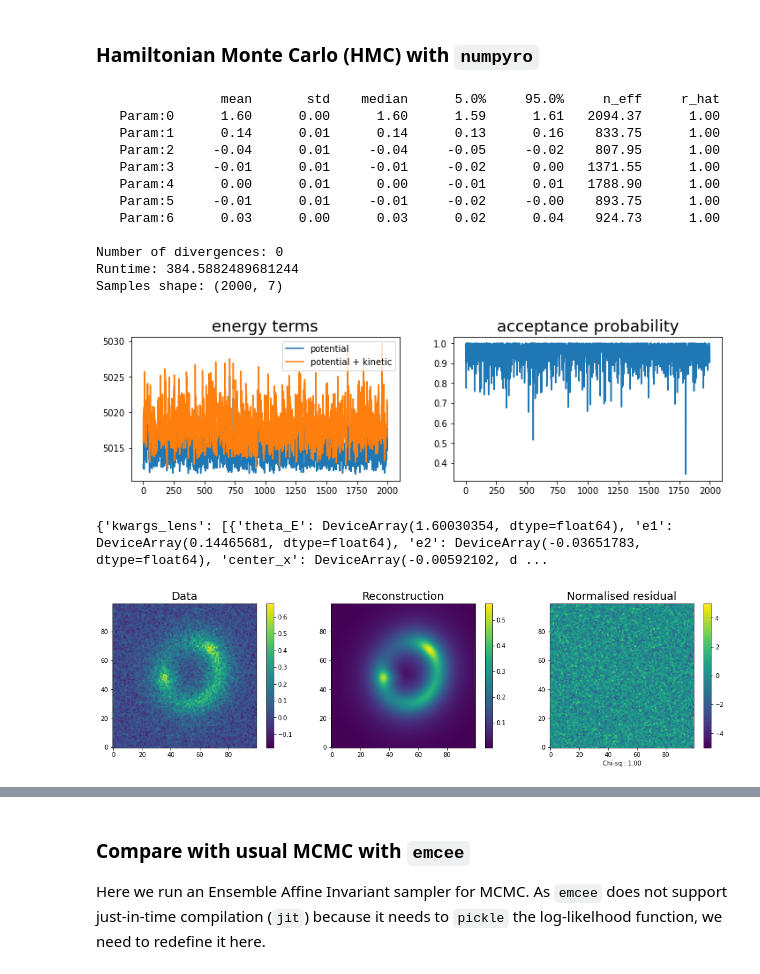
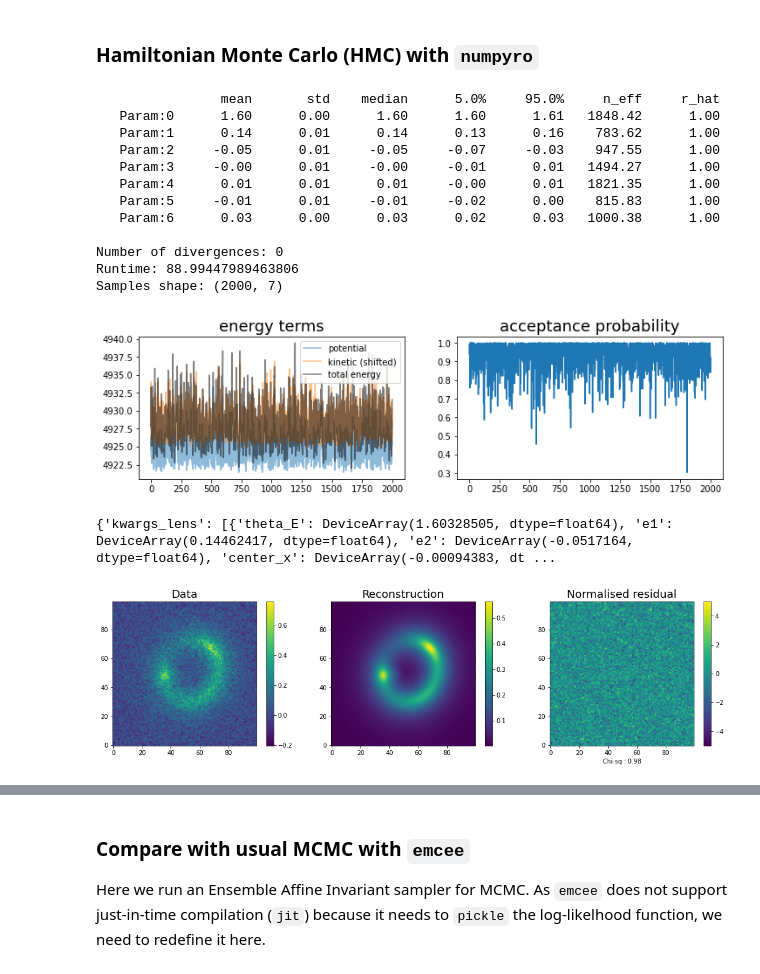
Before and after one commit to Herculens/herculens, a Jupyter notebook: notebooks/starting_guide.ipynb, the cells around one changed output, grey strips where cells are left out. Drawn from its saved outputs; the diff is of its cells as text; code cells hidden in the pictures.

```diff
--- a/notebooks/starting_guide.ipynb
+++ b/notebooks/starting_guide.ipynb
@@ -91,0 +95,5 @@ psf = PSF(**kwargs_psf)
+# %%
+exp_time = 100
+sigma_bkd = 0.05
+kwargs_noise = {'background_rms': sigma_bkd, 'exposure_time': exp_time}
+noise = Noise(npix, npix, **kwargs_noise)
@@ -92,27 +102,21 @@ psf = PSF(**kwargs_psf)
 # %%
 # Generate a lensed image based on source and lens models
-kwargs_numerics = {'supersampling_factor': 3, 'supersampling_convolution': False}
-image_model = ImageModel(data_class=pixel_grid,
+lens_image = LensImage(data_class=pixel_grid,
                          psf_class=psf,
+                         noise_class=noise,
                          lens_model_class=lens_mass_model,
                          source_model_class=source_light_model,
                          lens_light_model_class=lens_light_model,
-                         point_source_class=None,
-                         kwargs_numerics=kwargs_numerics)
+                         kwargs_numerics={'supersampling_factor': 1})
 
-image = image_model.image(kwargs_lens=kwargs_lens_mass,
+image = lens_image.model(kwargs_lens=kwargs_lens_mass,
                           kwargs_source=kwargs_source_light,
-                          kwargs_lens_light=kwargs_lens_light,
-                          kwargs_ps={})
+                          kwargs_lens_light=kwargs_lens_light)
 
-# Noise
-exp_time = 100
-sigma_bkd = 0.05
-poisson = image_util.add_poisson(image, exp_time)
-gaussian = image_util.add_background(image, sigma_bkd)
-
-# Observed noisy data
-data = image + gaussian + poisson
+data = lens_image.simulation(compute_true_noise_map=True,
+                             kwargs_lens=kwargs_lens_mass,
+                             kwargs_source=kwargs_source_light,
+                             kwargs_lens_light=kwargs_lens_light)
 
 # Plot
 fig, (ax1, ax2) = plt.subplots(1, 2, figsize=(10, 4))
@@ -213,3 +176,6 @@ grad_loss = jax.jit(jax.grad(loss))
+# %%
+loss = Loss(data, lens_image, parameters)
+grad_loss = jax.jit(jax.grad(loss))
 # %% [markdown]
 Check loss and gradient of the true parameters
 # %%
@@ -429,40 +384,41 @@ print(f"Runtime: {runtime}")
 print(f"Samples shape: {samples.shape}")
 # %% [output]
                 mean       std    median      5.0%     95.0%     n_eff     r_hat
-   Param:0      1.60      0.00      1.60      1.59      1.61   2094.37      1.00
-   Param:1      0.14      0.01      0.14      0.13      0.16    833.75      1.00
-   Param:2     -0.04      0.01     -0.04     -0.05     -0.02    807.95      1.00
-   Param:3     -0.01      0.01     -0.01     -0.02      0.00   1371.55      1.00
-   Param:4      0.00      0.01      0.00     -0.01      0.01   1788.90      1.00
-   Param:5     -0.01      0.01     -0.01     -0.02     -0.00    893.75      1.00
-   Param:6      0.03      0.00      0.03      0.02      0.04    924.73      1.00
+   Param:0      1.60      0.00      1.60      1.60      1.61   1848.42      1.00
+   Param:1      0.14      0.01      0.14      0.13      0.16    783.62      1.00
+   Param:2     -0.05      0.01     -0.05     -0.07     -0.03    947.55      1.00
+   Param:3     -0.00      0.01     -0.00     -0.01      0.01   1494.27      1.00
+   Param:4      0.01      0.01      0.01     -0.00      0.01   1821.35      1.00
+   Param:5     -0.01      0.01     -0.01     -0.02      0.00    815.83      1.00
+   Param:6      0.03      0.00      0.03      0.02      0.03   1000.38      1.00
 
 Number of divergences: 0
-Runtime: 384.5882489681244
+Runtime: 88.99447989463806
 Samples shape: (2000, 7)
 # %%
 #print(extra_fields.keys())
 
 fig, axes = plt.subplots(1, 2, figsize=(12, 3))
 ax = axes[0]
 ax.set_title("energy terms", fontsize=FS)
-ax.plot(extra_fields['potential_energy'], label="potential")
-ax.plot(extra_fields['energy'], label="potential + kinetic")
+ax.plot(extra_fields['potential_energy'], label="potential", alpha=0.5)
+ax.plot(extra_fields['energy'] - extra_fields['potential_energy'] + extra_fields['potential_energy'].mean(), label="kinetic (shifted)", alpha=0.5)
+ax.plot(extra_fields['energy'], label="total energy", color='black', alpha=0.5)
 ax.legend()
 ax = axes[1]
 ax.set_title("acceptance probability", fontsize=FS)
 ax.plot(extra_fields['accept_prob'])
 plt.show()
 # %% [output]
-[figure, old version]
+[figure, new version]
 # %%
 kwargs_posterior = parameters.MAP_values(as_kwargs=True)
-print(kwargs_posterior, loss(kwargs_posterior))
+print(kwargs_posterior)
 
 plot_image_model(kwargs_posterior)
 # %% [output]
-{'kwargs_lens': [{'theta_E': DeviceArray(1.60030354, dtype=float64), 'e1': DeviceArray(0.14465681, dtype=float64), 'e2': DeviceArray(-0.03651783, dtype=float64), 'center_x': DeviceArray(-0.00592102, d ...
+{'kwargs_lens': [{'theta_E': DeviceArray(1.60328505, dtype=float64), 'e1': DeviceArray(0.14462417, dtype=float64), 'e2': DeviceArray(-0.0517164, dtype=float64), 'center_x': DeviceArray(-0.00094383, dt ...
-[figure, old version]
+[figure, new version]
 # %%
 fig = corner.corner(samples, truths=p_true, show_titles=True,
                     labels=parameters.symbols,
```
Also changed, not shown: parts of 22 cells of this notebook.
